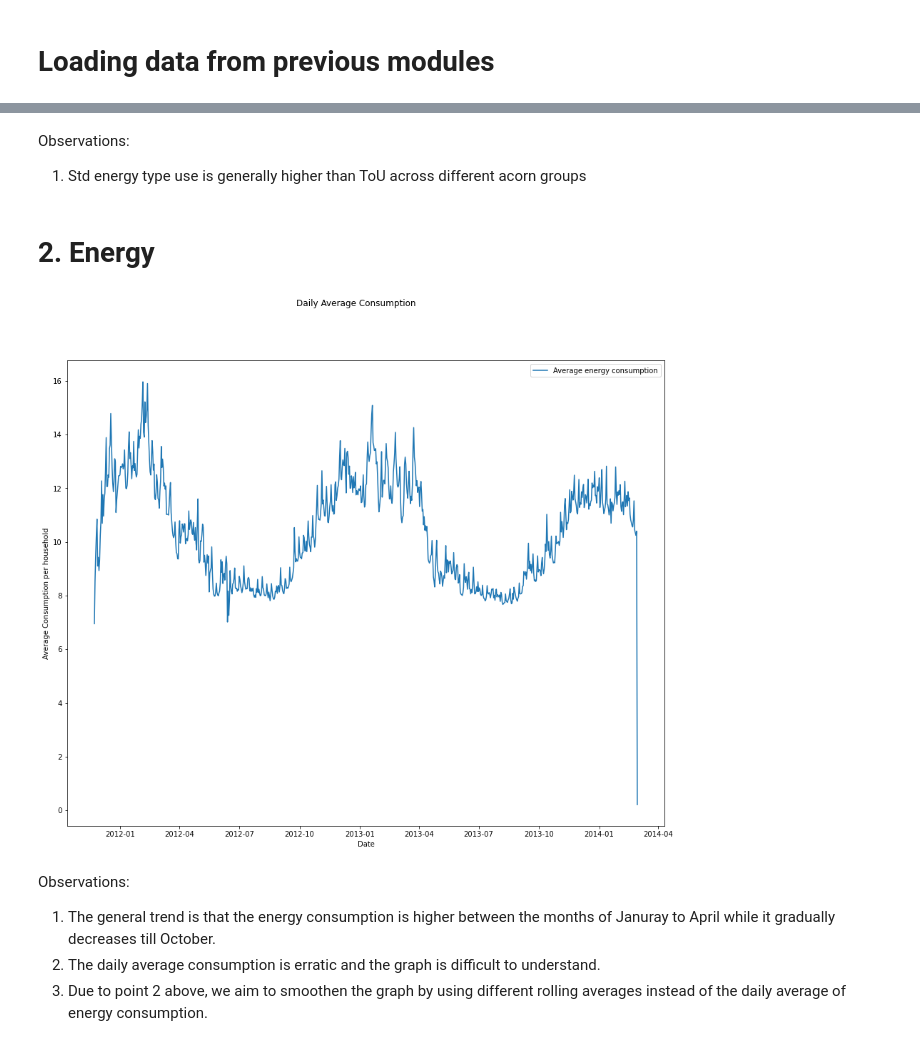
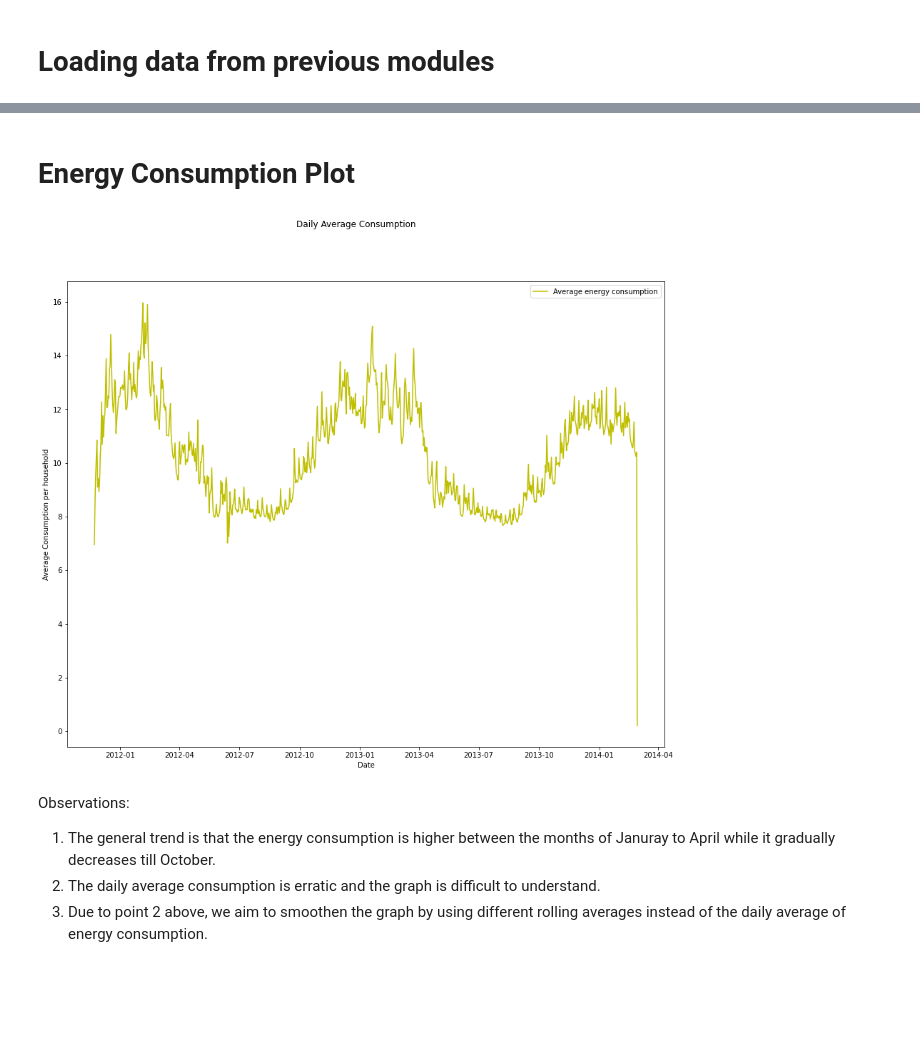
Before and after one commit to Akansh-a/Smart-Meters, a Jupyter notebook: 1.Plots.ipynb, the cells around one changed output, grey strips where cells are left out. Cells and saved outputs as stored; diff of their text form; code cells hidden in the pictures; blank space fills up the shorter version.

```diff
--- a/1.Plots.ipynb
+++ b/1.Plots.ipynb
@@ -67,25 +20,26 @@ plt.show()
-# %% [markdown]
-Observations:
-1. Std energy type use is generally higher than ToU across different acorn groups
 # %% [markdown]
-# 2. Energy
+# Energy Consumption Plot
 # %%
-energy_data.day = pd.to_datetime(energy_data.day,format='%Y-%m-%d').dt.date
-energy_data_day = energy_data.groupby('day').agg({'energy_sum': ['mean', 'count']}).reset_index()
-energy_data_day['day'] = pd.to_datetime(energy_data_day['day'])
+# We are grouping the energy consumption by the average consumption everyday.
+
+energy_data['datestamp'] = pd.to_datetime(energy_data.day,format='%Y-%m-%d').dt.date
+energy_data_day = energy_data.groupby('datestamp').agg({'energy_sum': 'mean'}).reset_index()
+energy_data_day['datestamp'] = pd.to_datetime(energy_data_day['datestamp']).dt.date
 # %%
+#Generating the energy consumption plot per day
+
 f = plt.figure("Daily Average Consumption", figsize=(15, 12))
 f.suptitle("Daily Average Consumption")
 
 a = plt.axes()
 a.set_xlabel('Date')
 a.set_ylabel('Average Consumption per household')
 
-a.plot(energy_data_day['day'], energy_data_day['energy_sum']['mean'], '-', label='Average energy consumption');
+a.plot(energy_data_day['datestamp'], energy_data_day['energy_sum'], '-y', label='Average energy consumption');
 a.legend()
 plt.show()
 # %% [output]
-[figure, old version]
+[figure, new version]
 # %% [markdown]
 Observations:
 1. The general trend is that the energy consumption is higher between the months of Januray to April while it gradually decreases till October.
```
Also changed, not shown: parts of 38 cells of this notebook, 4 other files.
